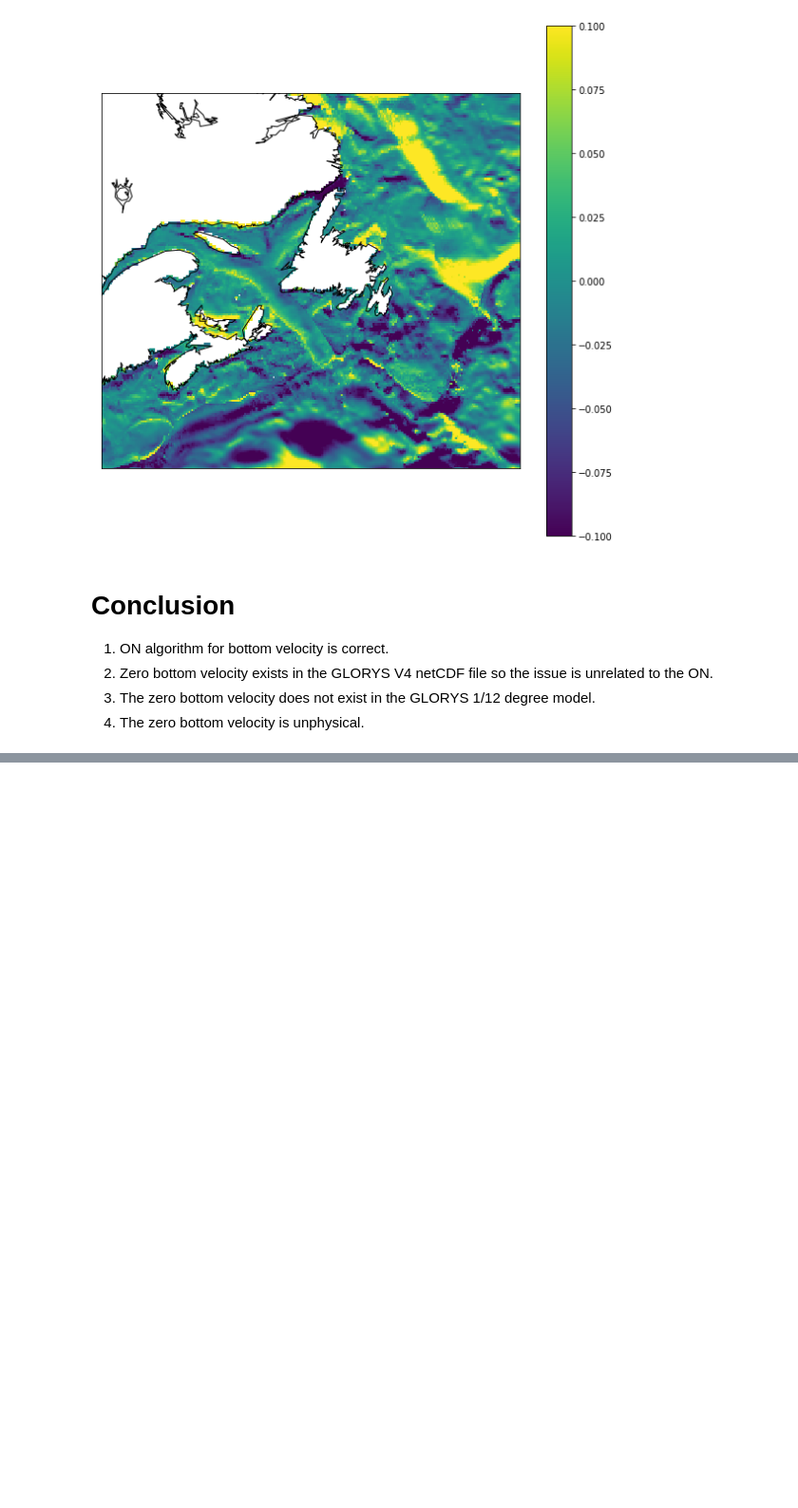
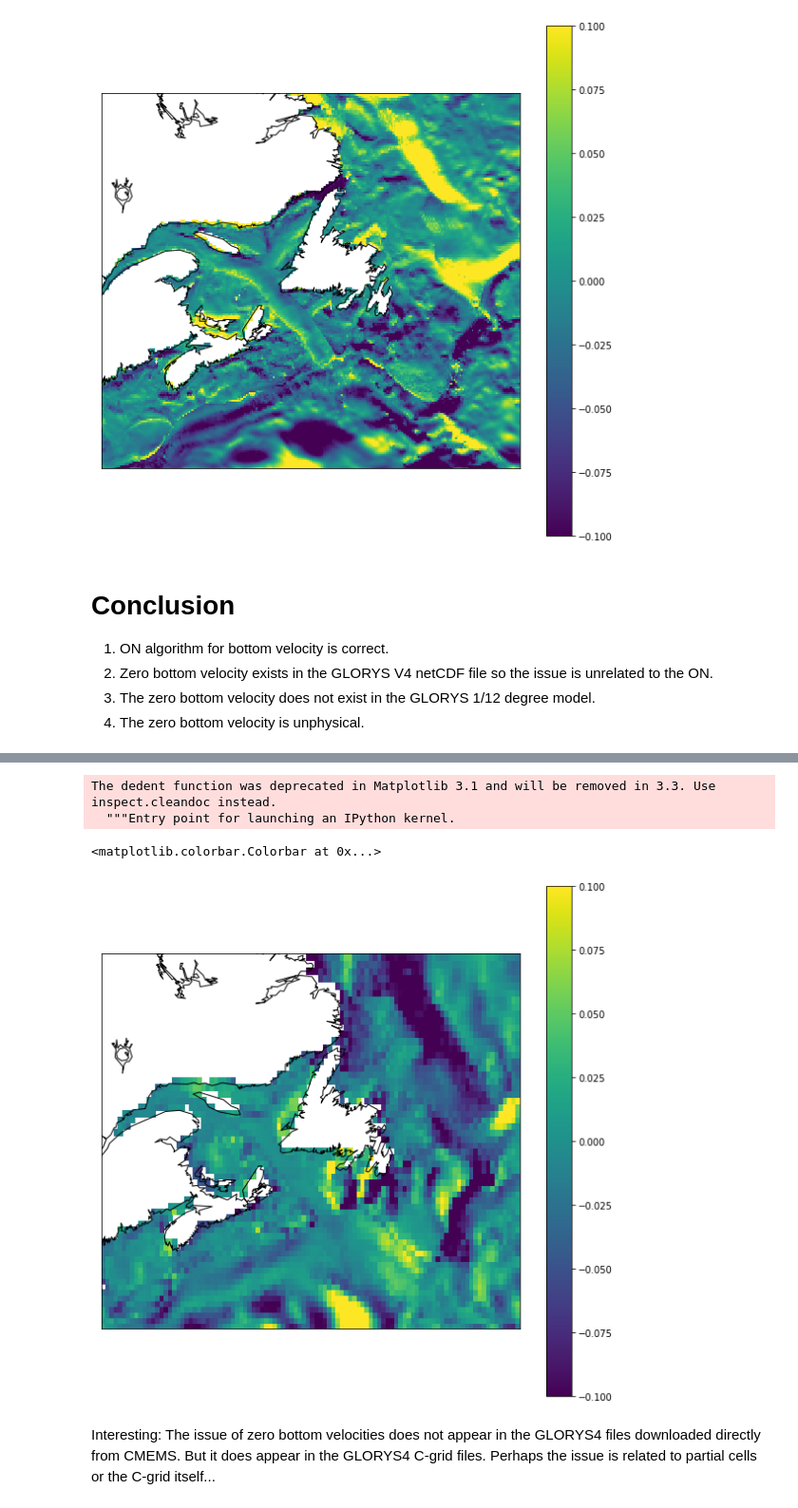
Before and after one commit to nsoontie/ocn_nav, a Jupyter notebook: notebooks/glorys/GLOYRS4 zero bottom velocities.ipynb, the cells around one changed output, grey strips where cells are left out. Shown at 95% size. Cells and saved outputs as stored; diff of their text form; code cells hidden in the pictures; blank space fills up the shorter version.

```diff
--- a/notebooks/glorys/GLOYRS4 zero bottom velocities.ipynb
+++ b/notebooks/glorys/GLOYRS4 zero bottom velocities.ipynb
@@ -123,0 +154,14 @@ The dedent function was deprecated in Matplotlib 3.1 and will be removed in 3.3.
+# %%
+m = Basemap(projection='merc',llcrnrlat=40,urcrnrlat=55,llcrnrlon=-70,urcrnrlon=-45,resolution='l')
+x,y=m(lons,lats)
+fig, ax = plt.subplots(1,1,figsize=(10,10))
+mesh = m.pcolormesh(x,y,v_bottom,vmin=-.1,vmax=.1,ax=ax)
+m.drawcoastlines()
+plt.colorbar(mesh,ax=ax)
+# %% [output]
+The dedent function was deprecated in Matplotlib 3.1 and will be removed in 3.3. Use inspect.cleandoc instead.
+  """Entry point for launching an IPython kernel.
+<matplotlib.colorbar.Colorbar at 0x...>
+[figure, added]
+# %% [markdown]
+Interesting: The issue of zero bottom velocities does not appear in the GLORYS4 files downloaded directly from CMEMS. But it does appear in the GLORYS4 C-grid files. Perhaps the issue is related to partial cells or the C-grid itself...
```
Also changed, not shown: parts of 6 cells of this notebook.
